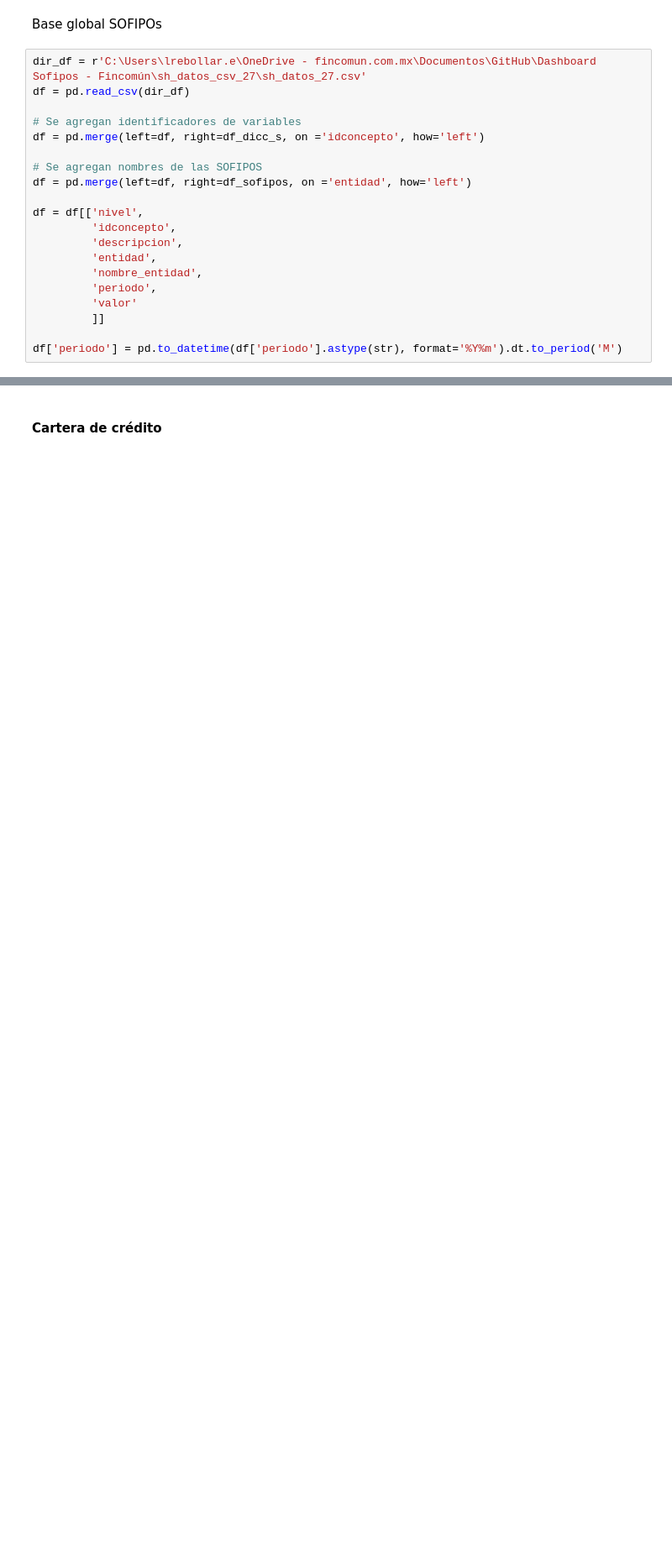
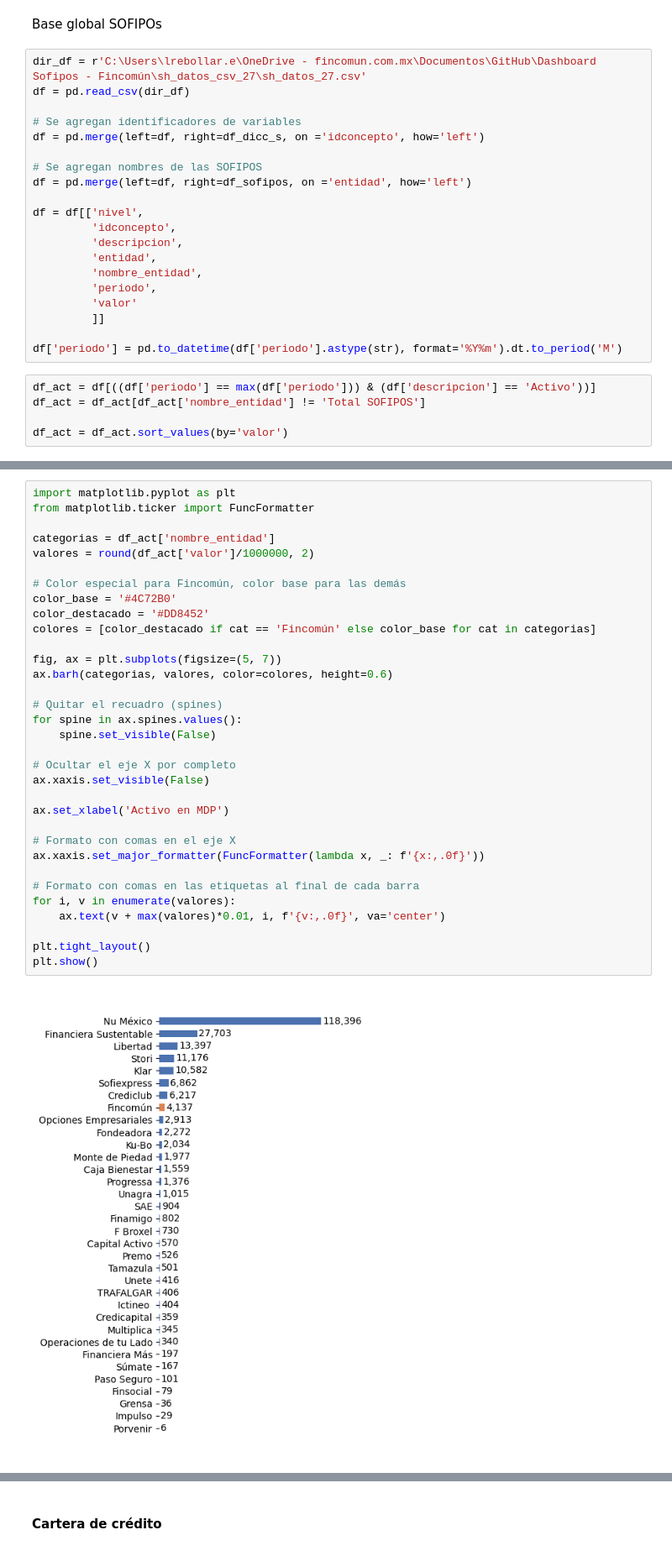
Before and after one commit to lrebollar/Dashboard-Sofipos---Fincom-n, a Jupyter notebook: Modelo de series de tiempo.ipynb, the cells around one changed output, grey strips where cells are left out. Shown at 84% size. Saved outputs shown, nothing was run; the diff lists cells and outputs as text; blank space fills up the shorter version.

```diff
--- a/Modelo de series de tiempo.ipynb
+++ b/Modelo de series de tiempo.ipynb
@@ -37,3 +37,8 @@ df = df[['nivel',
          ]]
 
 df['periodo'] = pd.to_datetime(df['periodo'].astype(str), format='%Y%m').dt.to_period('M')
+# %%
+df_act = df[((df['periodo'] == max(df['periodo'])) & (df['descripcion'] == 'Activo'))]
+df_act = df_act[df_act['nombre_entidad'] != 'Total SOFIPOS']
+
+df_act = df_act.sort_values(by='valor')
@@ -39,0 +65,35 @@ df['periodo'] = pd.to_datetime(df['periodo'].astype(str), format='%Y%m').dt.to_p
+# %%
+import matplotlib.pyplot as plt
+from matplotlib.ticker import FuncFormatter
+
+categorias = df_act['nombre_entidad']
+valores = round(df_act['valor']/1000000, 2)
+
+# Color especial para Fincomún, color base para las demás
+color_base = '#4C72B0'
+color_destacado = '#DD8452'
+colores = [color_destacado if cat == 'Fincomún' else color_base for cat in categorias]
+
+fig, ax = plt.subplots(figsize=(5, 7))
+ax.barh(categorias, valores, color=colores, height=0.6)
+
+# Quitar el recuadro (spines)
+for spine in ax.spines.values():
+    spine.set_visible(False)
+
+# Ocultar el eje X por completo
+ax.xaxis.set_visible(False)
+
+ax.set_xlabel('Activo en MDP')
+
+# Formato con comas en el eje X
+ax.xaxis.set_major_formatter(FuncFormatter(lambda x, _: f'{x:,.0f}'))
+
+# Formato con comas en las etiquetas al final de cada barra
+for i, v in enumerate(valores):
+    ax.text(v + max(valores)*0.01, i, f'{v:,.0f}', va='center')
+
+plt.tight_layout()
+plt.show()
+# %% [output]
+[figure, added]
```
Also changed, not shown: parts of 36 cells of this notebook, 2 other files.
